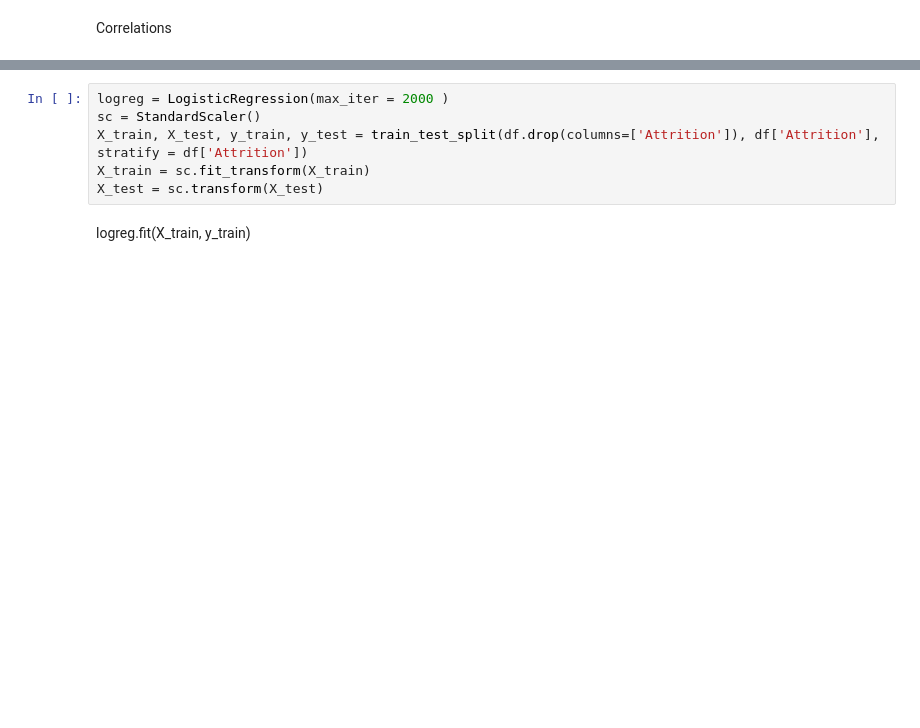
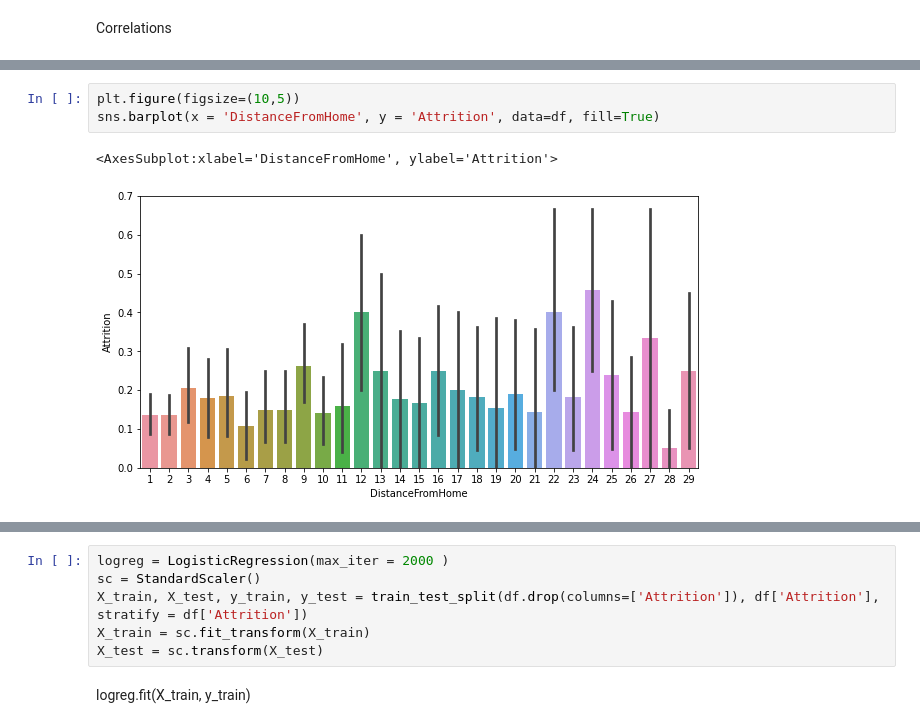
Before and after one commit to AndrewGossage/dsi_capstone, a Jupyter notebook: jupyter_notebooks/02-EDA.ipynb, the cells around one changed output, grey strips where cells are left out. Drawn from its saved outputs; the diff is of its cells as text; blank space fills up the shorter version.

```diff
--- a/jupyter_notebooks/02-EDA.ipynb
+++ b/jupyter_notebooks/02-EDA.ipynb
@@ -64,0 +72,6 @@ sns.heatmap(c[['Attrition']].sort_values('Attrition', ascending = False),annot=T
+# %%
+plt.figure(figsize=(10,5))
+sns.barplot(x = 'DistanceFromHome', y = 'Attrition', data=df, fill=True)
+# %% [output]
+<AxesSubplot:xlabel='DistanceFromHome', ylabel='Attrition'>
+[figure, added]
```
Also changed, not shown: parts of 20 cells of this notebook, 17 other files.
